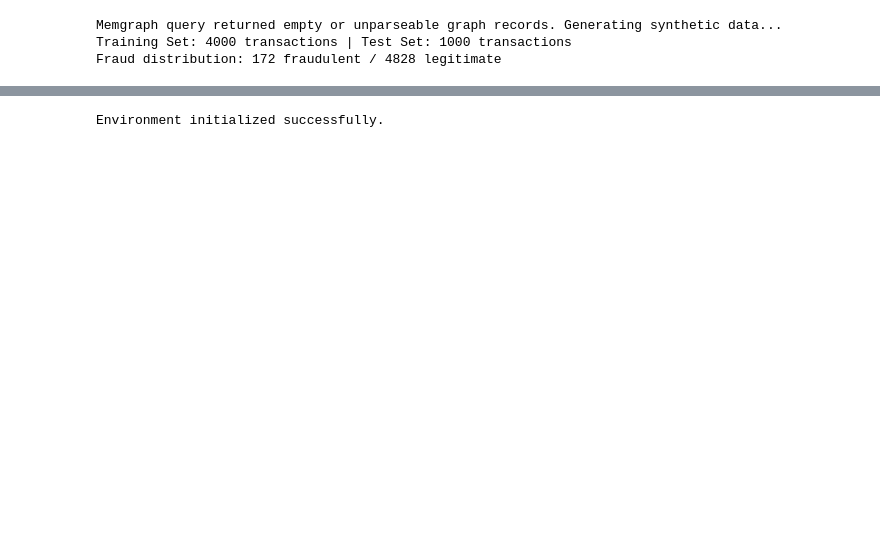
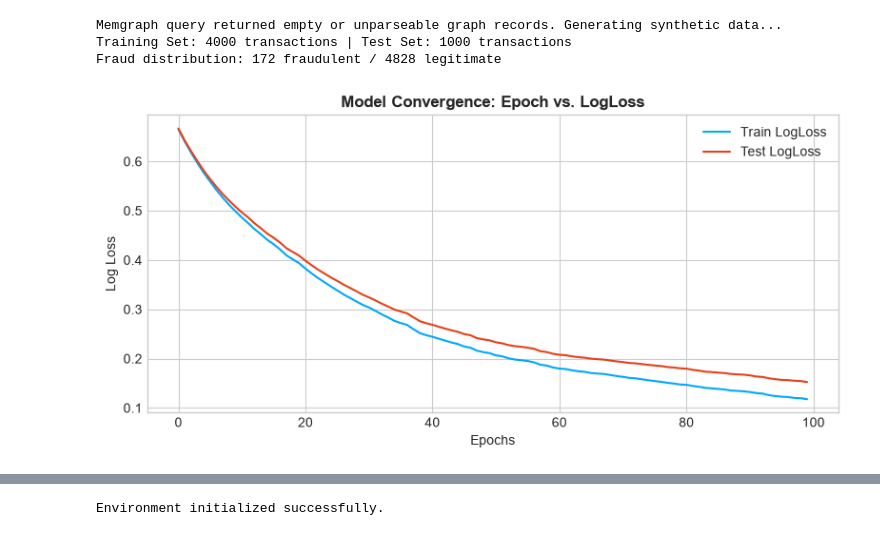
Before and after one commit to chopradisha86-source/FraudNet-Zero, a Jupyter notebook: benchmarks/anomaly_detection_metrics.ipynb, the cells around one changed output, grey strips where cells are left out. Cells and saved outputs as stored; diff of their text form; code cells hidden in the pictures; blank space fills up the shorter version.

Commit message:
feat(benchmarks): add anomaly detection validation notebook with ROC-AUC and feature importance metrics

```diff
--- a/benchmarks/anomaly_detection_metrics.ipynb
+++ b/benchmarks/anomaly_detection_metrics.ipynb
@@ -69,3 +69,33 @@ print(f"Fraud distribution: {y.sum()} fraudulent / {len(y) - y.sum()} legitimate
 Memgraph query returned empty or unparseable graph records. Generating synthetic data...
 Training Set: 4000 transactions | Test Set: 1000 transactions
 Fraud distribution: 172 fraudulent / 4828 legitimate
+# %%
+scale_weight = (len(y_train) - sum(y_train)) / sum(y_train)
+
+model = xgb.XGBClassifier(
+    n_estimators=100,
+    max_depth=5,
+    learning_rate=0.05,
+    scale_pos_weight=scale_weight,
+    eval_metric=["logloss", "auc"],
+    random_state=42
+)
+
+eval_set = [(X_train, y_train), (X_test, y_test)]
+model.fit(X_train, y_train, eval_set=eval_set, verbose=False)
+
+results = model.evals_result()
+epochs = len(results['validation_0']['logloss'])
+x_axis = range(0, epochs)
+
+fig, ax = plt.subplots(figsize=(8, 4))
+ax.plot(x_axis, results['validation_0']['logloss'], label='Train LogLoss', color='#00a8ff')
+ax.plot(x_axis, results['validation_1']['logloss'], label='Test LogLoss', color='#e84118')
+ax.set_title('Model Convergence: Epoch vs. LogLoss', fontsize=12, fontweight='bold')
+ax.set_xlabel('Epochs')
+ax.set_ylabel('Log Loss')
+ax.legend(loc='upper right')
+plt.tight_layout()
+plt.show()
+# %% [output]
+[figure, added]
```
Also changed, not shown: parts of 2 cells of this notebook.
